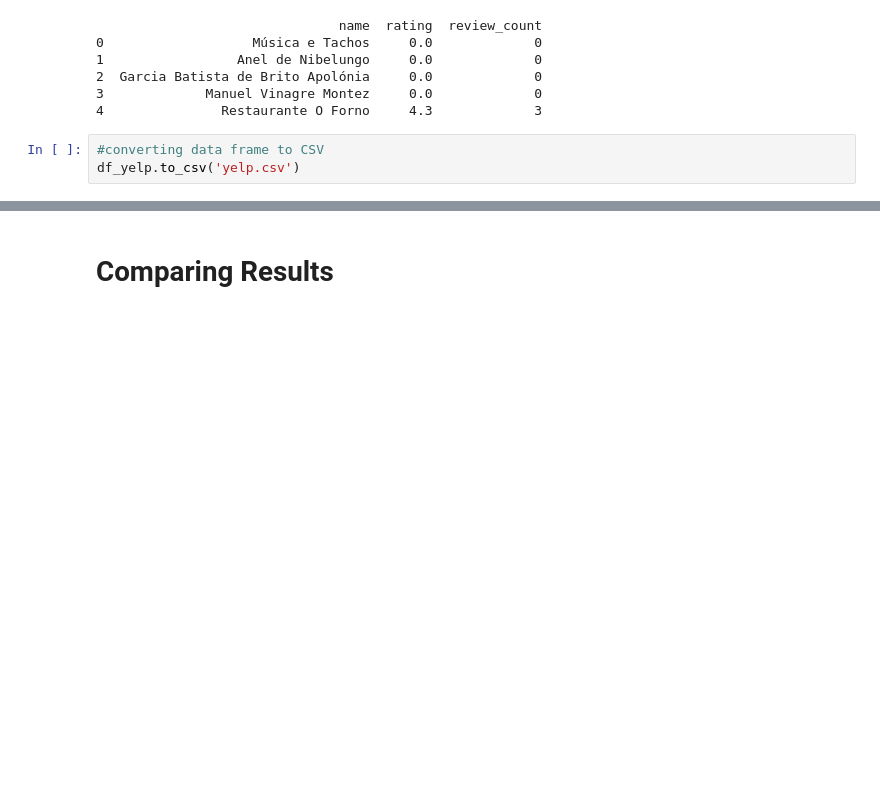
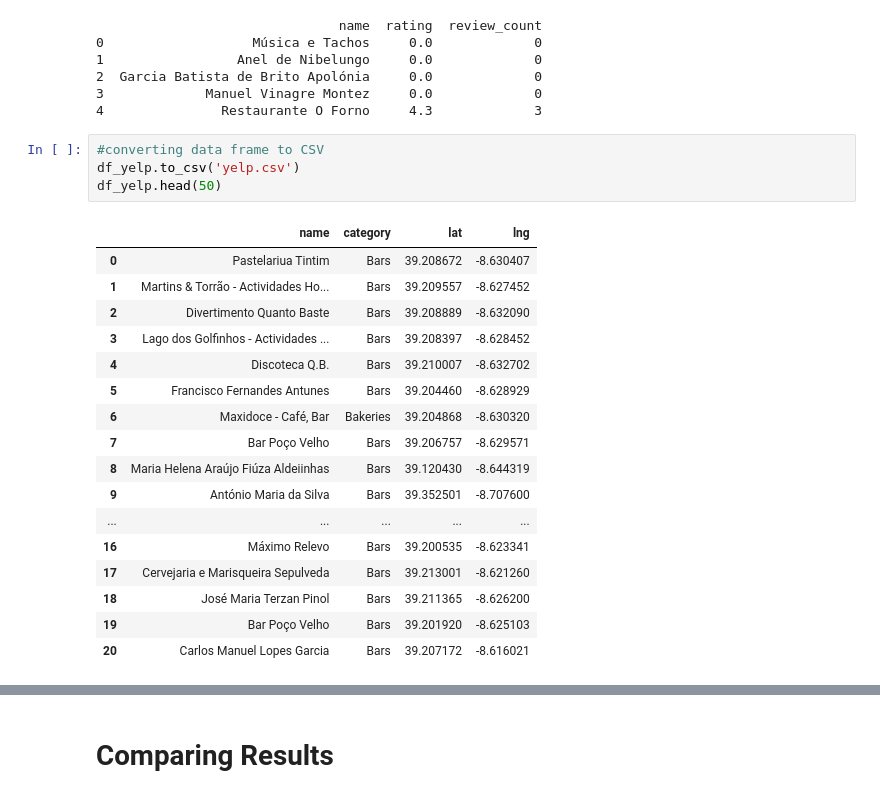
Before and after one commit to alocken/Statistical-Modelling-Project, a Jupyter notebook: notebooks/yelp_foursquare_EDA.ipynb, the cells around one changed output, grey strips where cells are left out. Drawn from its saved outputs; the diff is of its cells as text; blank space fills up the shorter version.

Commit message:
updated data in yelpfoursquare notebook and added yelp ratings csv file

```diff
--- a/notebooks/yelp_foursquare_EDA.ipynb
+++ b/notebooks/yelp_foursquare_EDA.ipynb
@@ -387,3 +414,22 @@ print(df.head())
 # %%
 #converting data frame to CSV
 df_yelp.to_csv('yelp.csv')
+df_yelp.head(50)
+# %% [output]
+|  | name | category | lat | lng |
+| 0 | Pastelariua Tintim | Bars | 39.208672 | -8.630407 |
+| 1 | Martins & Torrão - Actividades Ho... | Bars | 39.209557 | -8.627452 |
+| 2 | Divertimento Quanto Baste | Bars | 39.208889 | -8.632090 |
+| 3 | Lago dos Golfinhos - Actividades ... | Bars | 39.208397 | -8.628452 |
+| 4 | Discoteca Q.B. | Bars | 39.210007 | -8.632702 |
+| 5 | Francisco Fernandes Antunes | Bars | 39.204460 | -8.628929 |
+| 6 | Maxidoce - Café, Bar | Bakeries | 39.204868 | -8.630320 |
+| 7 | Bar Poço Velho | Bars | 39.206757 | -8.629571 |
+| 8 | Maria Helena Araújo Fiúza Aldeiinhas | Bars | 39.120430 | -8.644319 |
+| 9 | António Maria da Silva | Bars | 39.352501 | -8.707600 |
+| ... | ... | ... | ... | ... |
+| 16 | Máximo Relevo | Bars | 39.200535 | -8.623341 |
+| 17 | Cervejaria e Marisqueira Sepulveda | Bars | 39.213001 | -8.621260 |
+| 18 | José Maria Terzan Pinol | Bars | 39.211365 | -8.626200 |
+| 19 | Bar Poço Velho | Bars | 39.201920 | -8.625103 |
+| 20 | Carlos Manuel Lopes Garcia | Bars | 39.207172 | -8.616021 |
```
Also changed, not shown: parts of 7 cells of this notebook, 1 other file.
